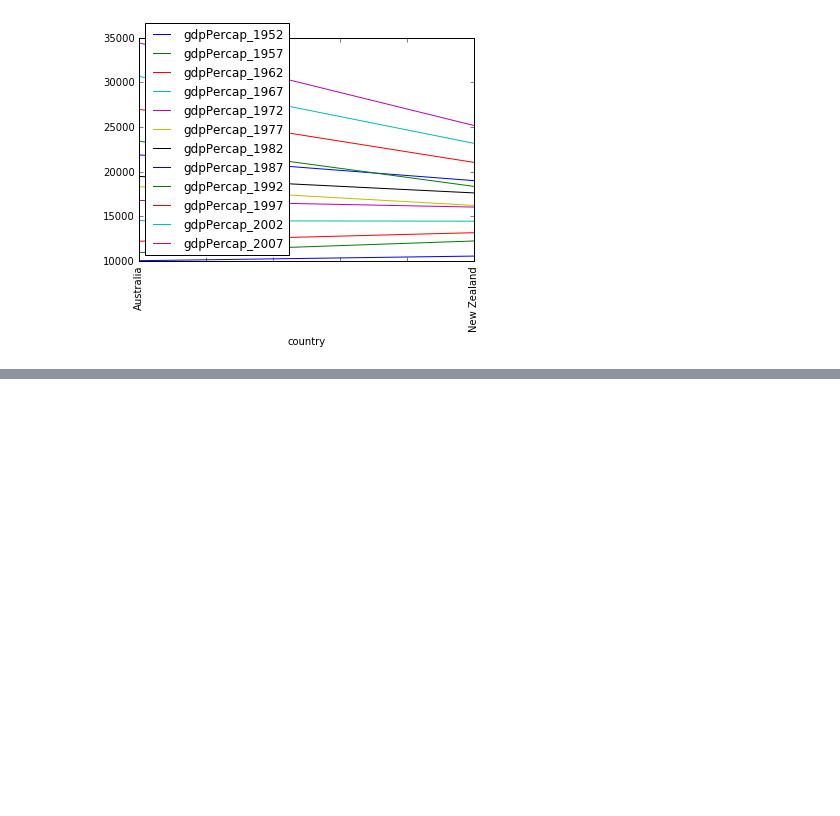
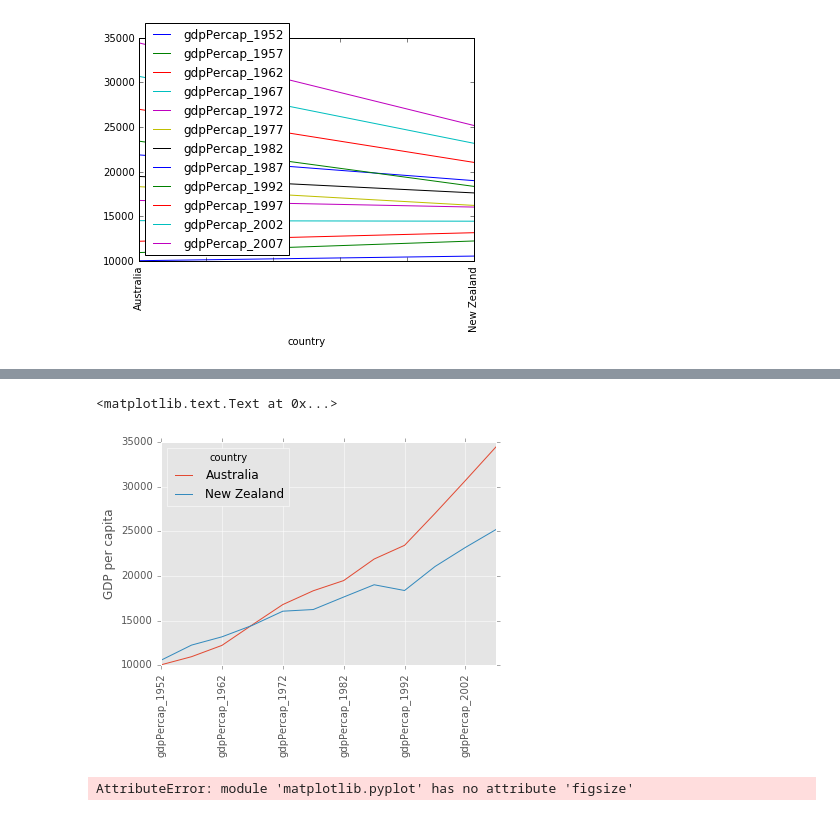
Before and after one commit to pvanheus/2016-10-05-riverclub-python, a Jupyter notebook: Session3.ipynb, the cells around one changed output, grey strips where cells are left out. Cells and saved outputs as stored; diff of their text form; code cells hidden in the pictures; blank space fills up the shorter version.

```diff
--- a/Session3.ipynb
+++ b/Session3.ipynb
@@ -546,0 +555,13 @@ plt.xticks(rotation=90)
+# %%
+plt.style.use('ggplot')
+data.T.plot()
+plt.xticks(rotation=90)
+plt.ylabel('GDP per capita')
+# %% [output]
+<matplotlib.text.Text at 0x...>
+[figure, added]
+# %%
+plt.figure(500,500)
+africa_data.T.plot()
+# %% [output]
+AttributeError: module 'matplotlib.pyplot' has no attribute 'figsize'
```
Also changed, not shown: parts of 1 cell of this notebook.
